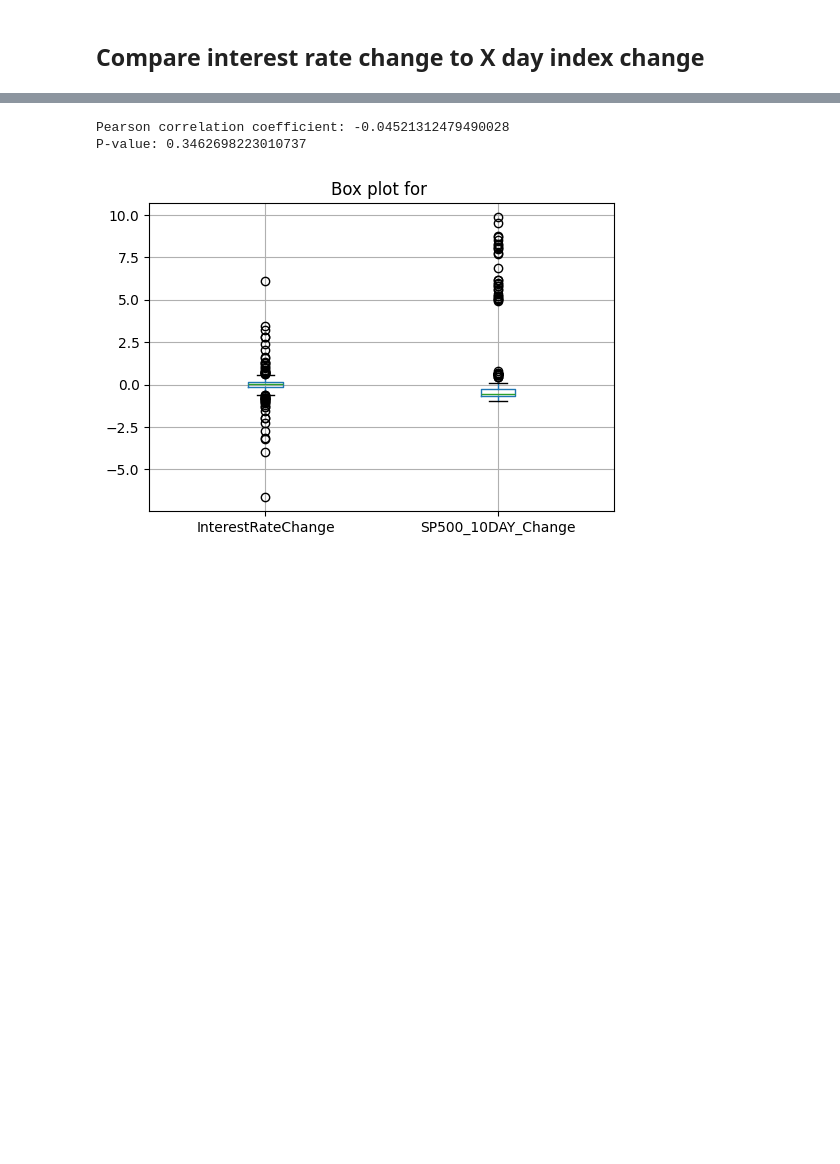
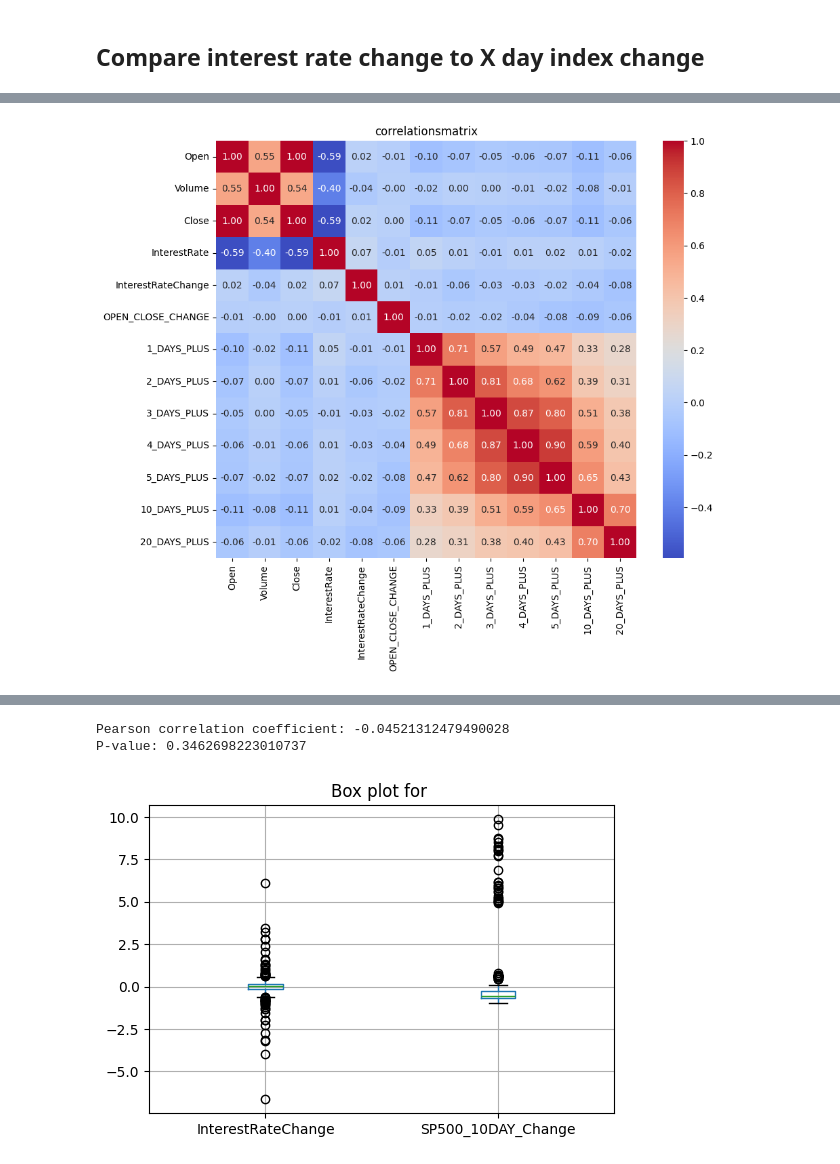
Before and after one commit to badranyoussef/bi-exam-project-stock, a Jupyter notebook: notebooks/SP500_data_preparation.ipynb, the cells around one changed output, grey strips where cells are left out. Cells and saved outputs as stored; diff of their text form; code cells hidden in the pictures; blank space fills up the shorter version.

```diff
--- a/notebooks/SP500_data_preparation.ipynb
+++ b/notebooks/SP500_data_preparation.ipynb
@@ -490,2 +486,26 @@ plt.show()
 # %% [markdown]
 ## Compare interest rate change to X day index change
+# %%
+# Make copy of current cleaned and filtered data frame
+df_diff = df_clean_filtered.copy()
+# Calculate interest rate changes an save in new column
+df_diff['InterestRateChange'] = df_diff['InterestRate'].diff()
+# Flag days where there is a change in interest rate with 1
+df_diff['InterestRateChangeFlag'] = np.where(df_diff['InterestRateChange'] != 0, 1, 0)
+
+# Calculate the difference between the open and close value on the same day
+df_diff['OPEN_CLOSE_CHANGE'] = (df_diff['Close'] - df_diff['Open']) / df_diff['Open']
+
+# Calculate the change of the "Close" value X days from the interest rate change
+# and place it the same number of days back on the potential interest change day
+df_diff[f'1_DAYS_PLUS'] = df_diff['Close'].pct_change(periods=1).shift(-1)
+df_diff[f'1_DAYS_PLUS'] = df_diff['Close'].pct_change(periods=1).shift(-1)
+df_diff[f'2_DAYS_PLUS'] = df_diff['Close'].pct_change(periods=2).shift(-2)
+df_diff[f'3_DAYS_PLUS'] = df_diff['Close'].pct_change(periods=3).shift(-3)
+df_diff[f'4_DAYS_PLUS'] = df_diff['Close'].pct_change(periods=4).shift(-4)
+df_diff[f'5_DAYS_PLUS'] = df_diff['Close'].pct_change(periods=5).shift(-5)
+df_diff[f'10_DAYS_PLUS'] = df_diff['Close'].pct_change(periods=10).shift(-10)
+df_diff[f'20_DAYS_PLUS'] = df_diff['Close'].pct_change(periods=20).shift(-20)
+# %%
+df_diff = df_diff[df_diff['InterestRateChangeFlag'] == 1].copy().dropna()
+df_diff.tail()
@@ -492,2 +528,13 @@ plt.show()
+# %%
+#Beregn korrelation
+correlation_matrix = df_diff[['Open', 'Volume', 'Close', 'InterestRate', 'InterestRateChange', 'OPEN_CLOSE_CHANGE', '1_DAYS_PLUS', '2_DAYS_PLUS', '3_DAYS_PLUS', '4_DAYS_PLUS', '5_DAYS_PLUS', '10_DAYS_PLUS', '20_DAYS_PLUS']].corr()
+
+#Plot korrelationsmatrix
+plt.figure(figsize=(10, 8))
+sns.heatmap(correlation_matrix, annot=True, cmap='coolwarm', fmt='.2f')
+plt.title('correlationsmatrix')
+plt.show()
+# %% [output]
+[figure, added]
 # %%
 # Preparing data for comparing interest rate changes to
```
Also changed, not shown: parts of 28 cells of this notebook, 1 other file.
